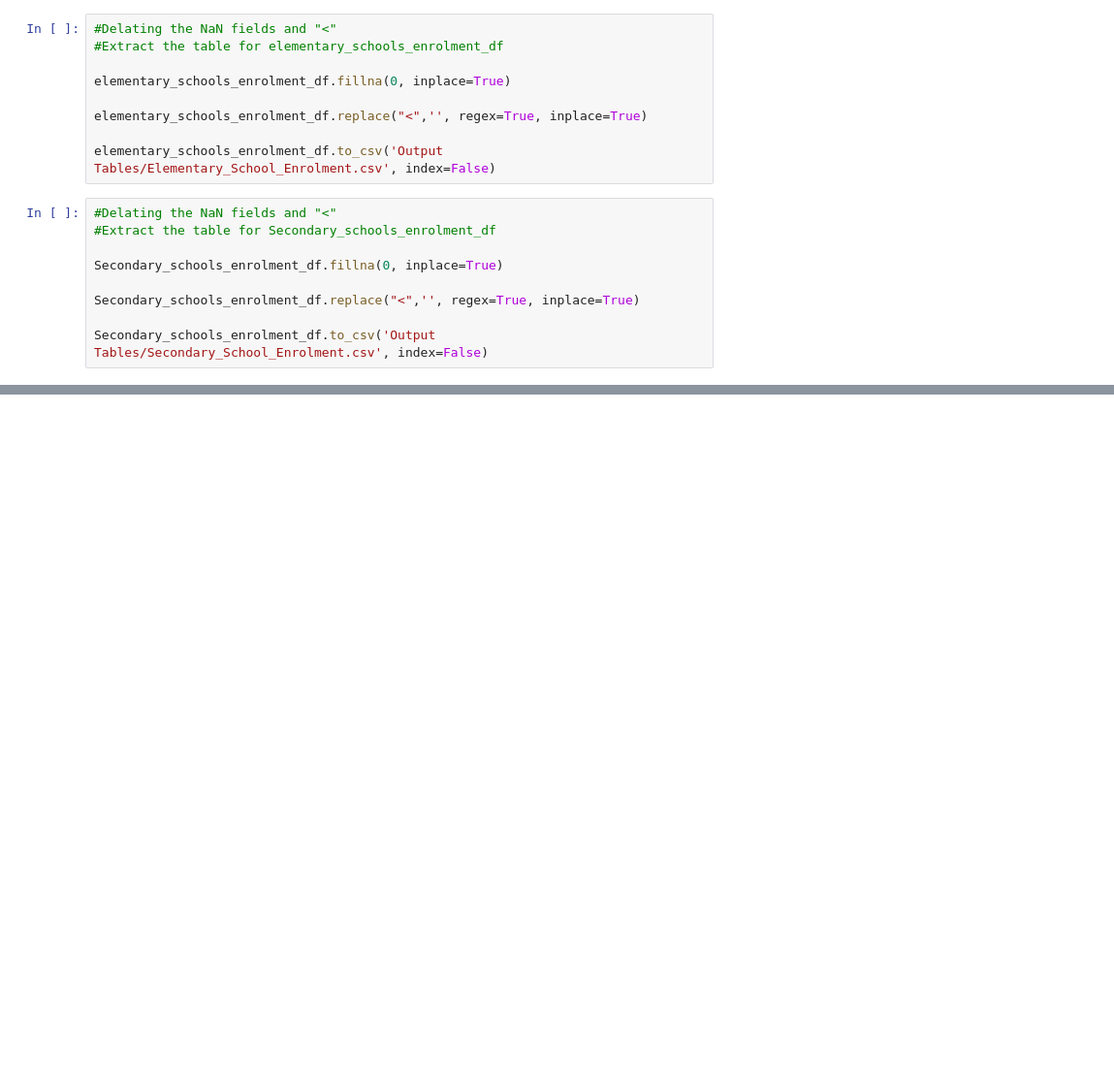
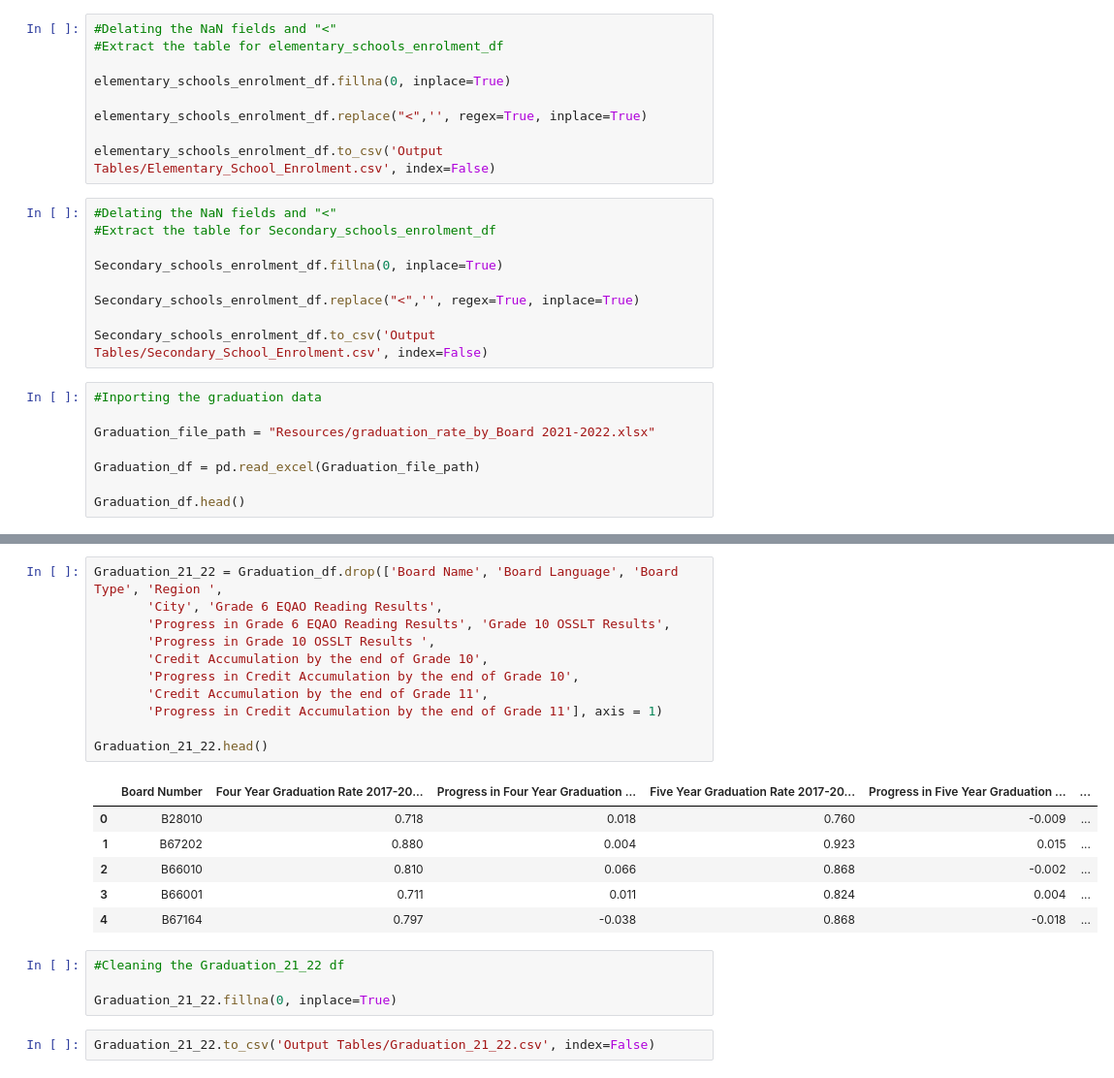
Before and after one commit to acedryden/school_research_project, a Jupyter notebook: Data Collection/Table_Preparation.ipynb, the cells around one changed output, grey strips where cells are left out. Shown: that part at 97% size. Saved outputs shown, nothing was run; the diff lists cells and outputs as text; blank space fills up the shorter version.

```diff
--- a/Data Collection/Table_Preparation.ipynb
+++ b/Data Collection/Table_Preparation.ipynb
@@ -188,3 +204,11 @@ Secondary_schools_enrolment_df.fillna(0, inplace=True)
 Secondary_schools_enrolment_df.replace("<",'', regex=True, inplace=True)
 
 Secondary_schools_enrolment_df.to_csv('Output Tables/Secondary_School_Enrolment.csv', index=False)
+# %%
+#Inporting the graduation data
+
+Graduation_file_path = "Resources/graduation_rate_by_Board 2021-2022.xlsx"
+
+Graduation_df = pd.read_excel(Graduation_file_path)
+
+Graduation_df.head()
@@ -190,0 +237,24 @@ Secondary_schools_enrolment_df.to_csv('Output Tables/Secondary_School_Enrolment.
+# %%
+Graduation_21_22 = Graduation_df.drop(['Board Name', 'Board Language', 'Board Type', 'Region ',
+       'City', 'Grade 6 EQAO Reading Results',
+       'Progress in Grade 6 EQAO Reading Results', 'Grade 10 OSSLT Results',
+       'Progress in Grade 10 OSSLT Results ',
+       'Credit Accumulation by the end of Grade 10',
+       'Progress in Credit Accumulation by the end of Grade 10',
+       'Credit Accumulation by the end of Grade 11',
+       'Progress in Credit Accumulation by the end of Grade 11'], axis = 1)
+
+Graduation_21_22.head()
+# %% [output]
+|  | Board Number | Four Year Graduation Rate 2017-20... | Progress in Four Year Graduation ... | Five Year Graduation Rate 2017-20... | Progress in Five Year Graduation ... | ... |
+| 0 | B28010 | 0.718 | 0.018 | 0.760 | -0.009 | ... |
+| 1 | B67202 | 0.880 | 0.004 | 0.923 | 0.015 | ... |
+| 2 | B66010 | 0.810 | 0.066 | 0.868 | -0.002 | ... |
+| 3 | B66001 | 0.711 | 0.011 | 0.824 | 0.004 | ... |
+| 4 | B67164 | 0.797 | -0.038 | 0.868 | -0.018 | ... |
+# %%
+#Cleaning the Graduation_21_22 df
+
+Graduation_21_22.fillna(0, inplace=True)
+# %%
+Graduation_21_22.to_csv('Output Tables/Graduation_21_22.csv', index=False)
```
Also changed, not shown: parts of 9 cells of this notebook, 4 other files.
